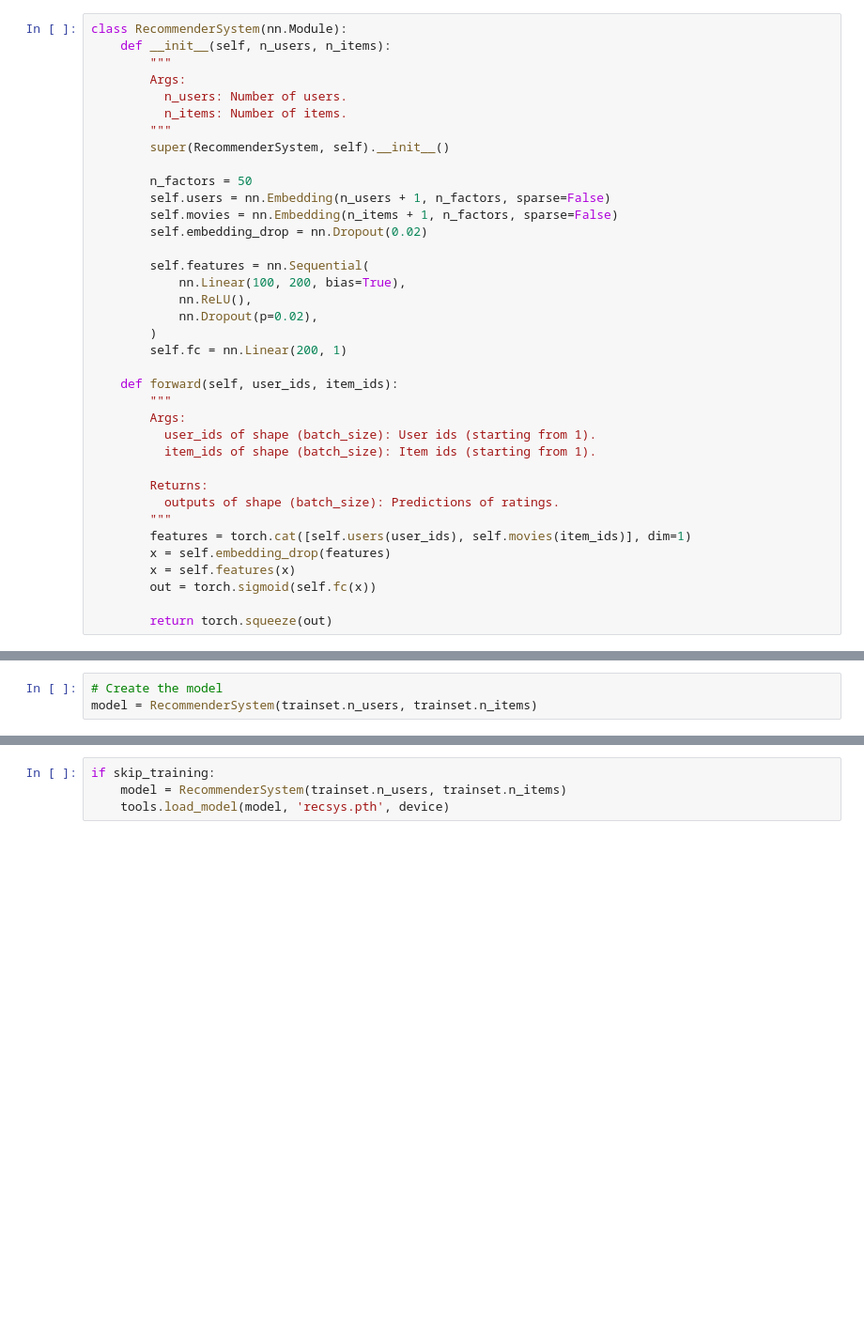
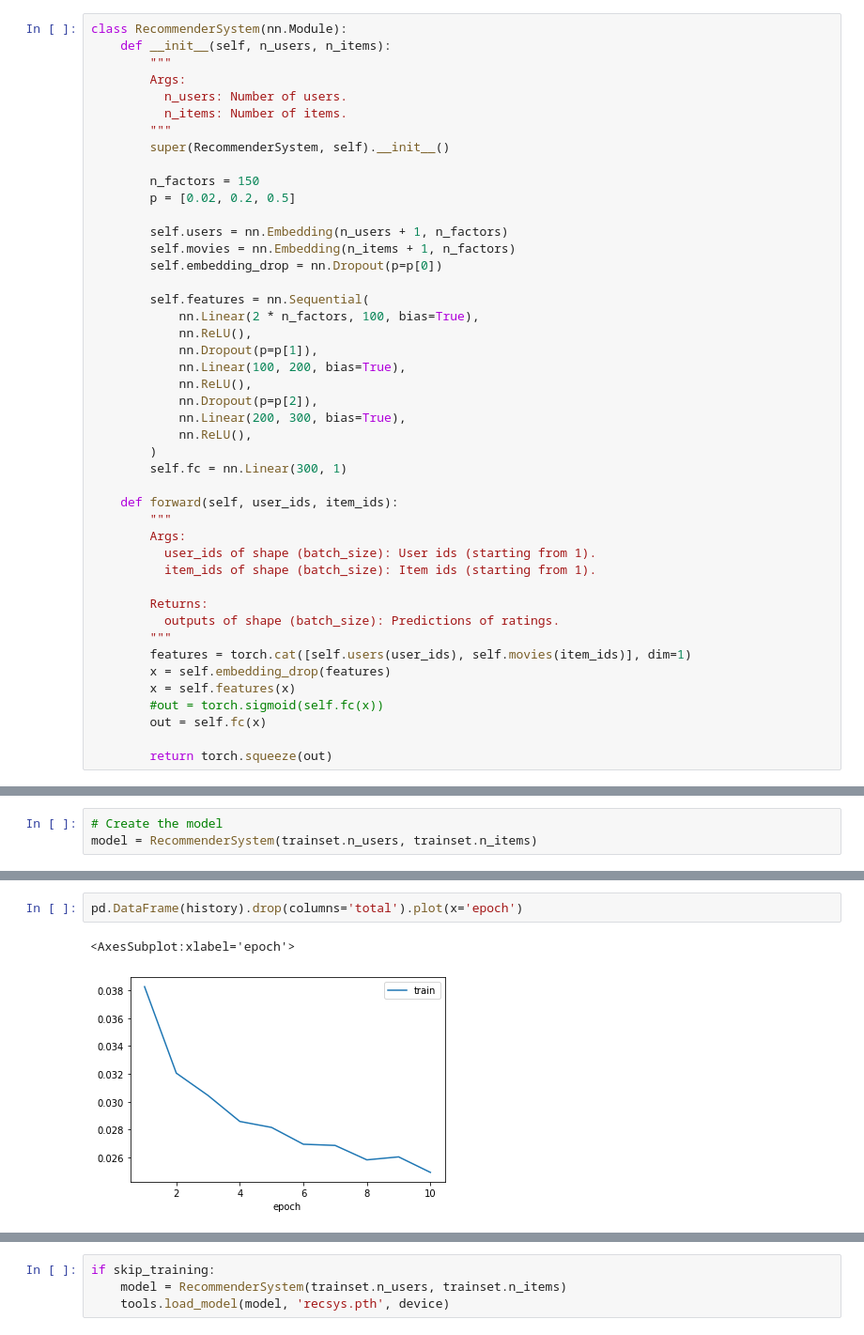
Before and after one commit to Arskah/deeplearn, a Jupyter notebook: 04_reg/2_recommender.ipynb, the cells around one changed output, grey strips where cells are left out. Shown at 94% size. Cells and saved outputs as stored; diff of their text form; blank space fills up the shorter version.

```diff
--- a/04_reg/2_recommender.ipynb
+++ b/04_reg/2_recommender.ipynb
@@ -154,17 +151,24 @@ class RecommenderSystem(nn.Module):
         """
         super(RecommenderSystem, self).__init__()
 
-        n_factors = 50
-        self.users = nn.Embedding(n_users + 1, n_factors, sparse=False)
-        self.movies = nn.Embedding(n_items + 1, n_factors, sparse=False)
-        self.embedding_drop = nn.Dropout(0.02)
+        n_factors = 150
+        p = [0.02, 0.2, 0.5]
+
+        self.users = nn.Embedding(n_users + 1, n_factors)
+        self.movies = nn.Embedding(n_items + 1, n_factors)
+        self.embedding_drop = nn.Dropout(p=p[0])
 
         self.features = nn.Sequential(
+            nn.Linear(2 * n_factors, 100, bias=True),
+            nn.ReLU(),
+            nn.Dropout(p=p[1]),
             nn.Linear(100, 200, bias=True),
             nn.ReLU(),
-            nn.Dropout(p=0.02),
+            nn.Dropout(p=p[2]),
+            nn.Linear(200, 300, bias=True),
+            nn.ReLU(),
         )
-        self.fc = nn.Linear(200, 1)
+        self.fc = nn.Linear(300, 1)
 
     def forward(self, user_ids, item_ids):
         """
@@ -178,7 +182,8 @@ class RecommenderSystem(nn.Module):
         features = torch.cat([self.users(user_ids), self.movies(item_ids)], dim=1)
         x = self.embedding_drop(features)
         x = self.features(x)
-        out = torch.sigmoid(self.fc(x))
+        #out = torch.sigmoid(self.fc(x))
+        out = self.fc(x)
 
         return torch.squeeze(out)
 # %% [markdown]
@@ -256,0 +318,5 @@ if not skip_training:
+# %%
+pd.DataFrame(history).drop(columns='total').plot(x='epoch')
+# %% [output]
+<AxesSubplot:xlabel='epoch'>
+[figure, added]
```
Also changed, not shown: parts of 4 cells of this notebook, 1 other file.
